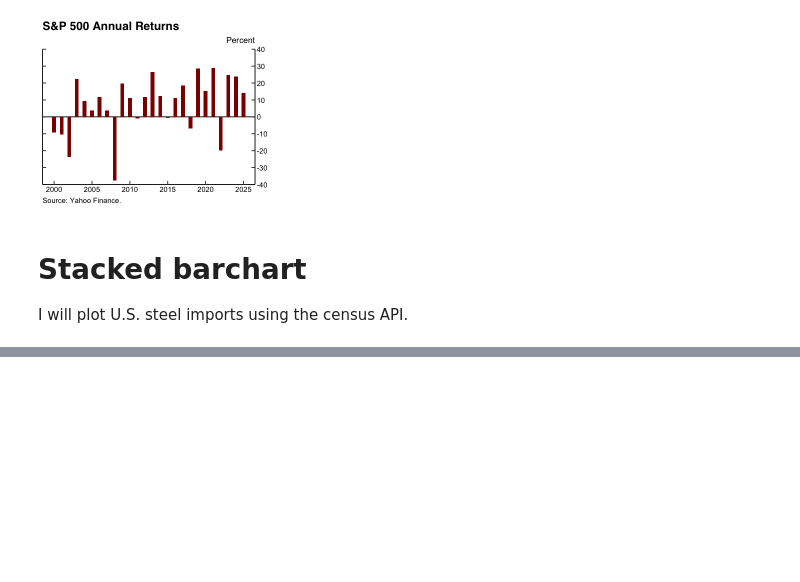
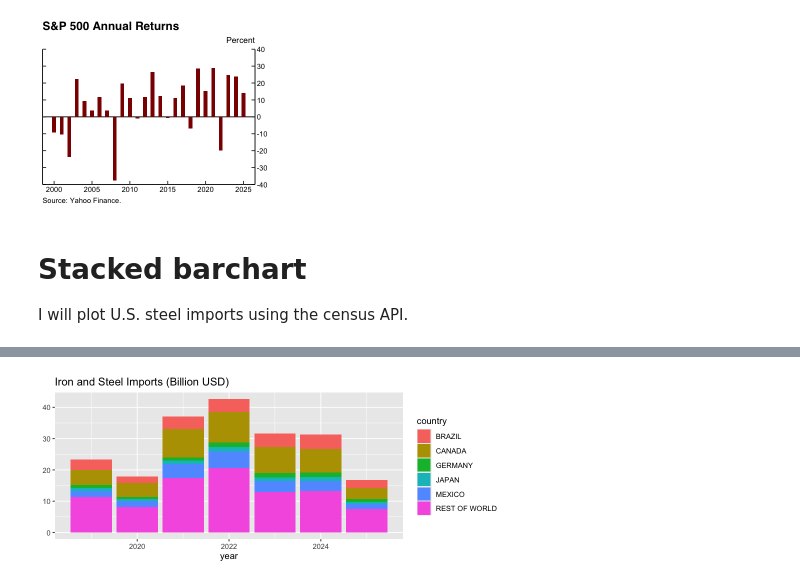
Before and after one commit to maha4028/R-charts, a Jupyter notebook: portfolio.ipynb, the cells around one changed output, grey strips where cells are left out. Saved outputs shown, nothing was run; the diff lists cells and outputs as text; code cells hidden in the pictures; blank space fills up the shorter version.

```diff
--- a/portfolio.ipynb
+++ b/portfolio.ipynb
@@ -304,0 +418,6 @@ I will plot U.S. steel imports using the census API.
+# %%
+top_6_yr %>% ggplot(aes(x=year, y=total_imports, fill=country)) +
+geom_bar(position="stack", stat="identity") +
+labs(title="Iron and Steel Imports (Billion USD)", y=NULL)
+# %% [output]
+[figure, added]
```
Also changed, not shown: parts of 12 cells of this notebook.
